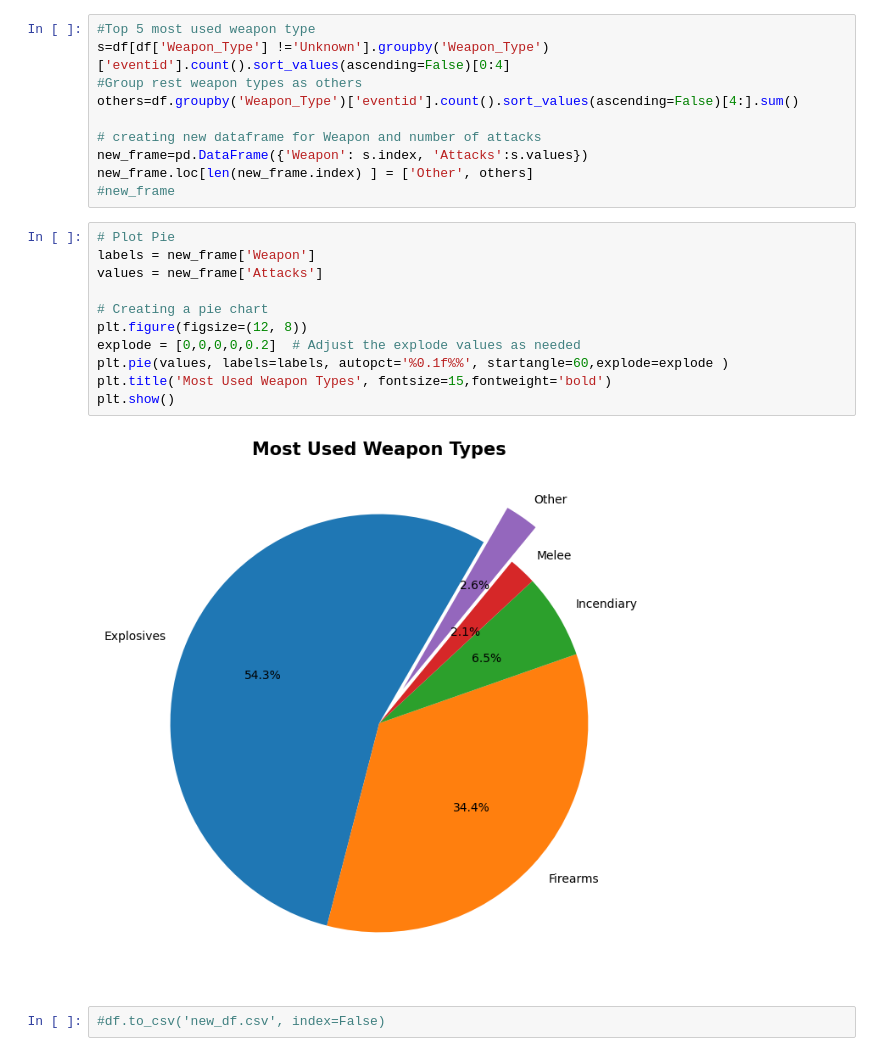
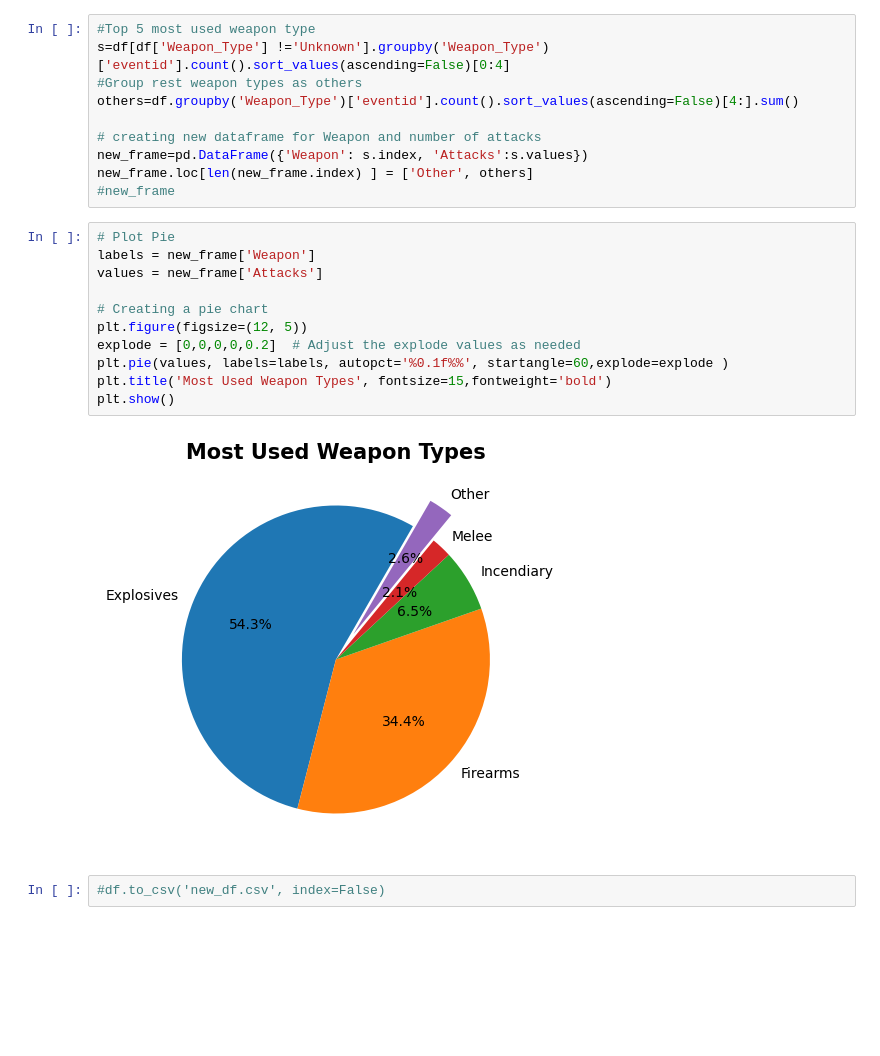
Before and after one commit to Mansi67/Global_Terrorism_Dataset_EDA, a Jupyter notebook: Global_Terrorism_Dataset_EDA.ipynb, the cells around one changed output. Saved outputs shown, nothing was run; the diff lists cells and outputs as text; blank space fills up the shorter version.

```diff
--- a/Global_Terrorism_Dataset_EDA.ipynb
+++ b/Global_Terrorism_Dataset_EDA.ipynb
@@ -851,16 +851,16 @@ new_frame.loc[len(new_frame.index) ] = ['Other', others]
 # %%
 # Plot Pie
 labels = new_frame['Weapon']
 values = new_frame['Attacks']
 
 # Creating a pie chart
-plt.figure(figsize=(12, 8))
+plt.figure(figsize=(12, 5))
 explode = [0,0,0,0,0.2]  # Adjust the explode values as needed
 plt.pie(values, labels=labels, autopct='%0.1f%%', startangle=60,explode=explode )
 plt.title('Most Used Weapon Types', fontsize=15,fontweight='bold')
 plt.show()
 # %% [output]
-[figure, old version]
+[figure, new version]
 # %%
 #df.to_csv('new_df.csv', index=False)
 # %% [markdown]
```
